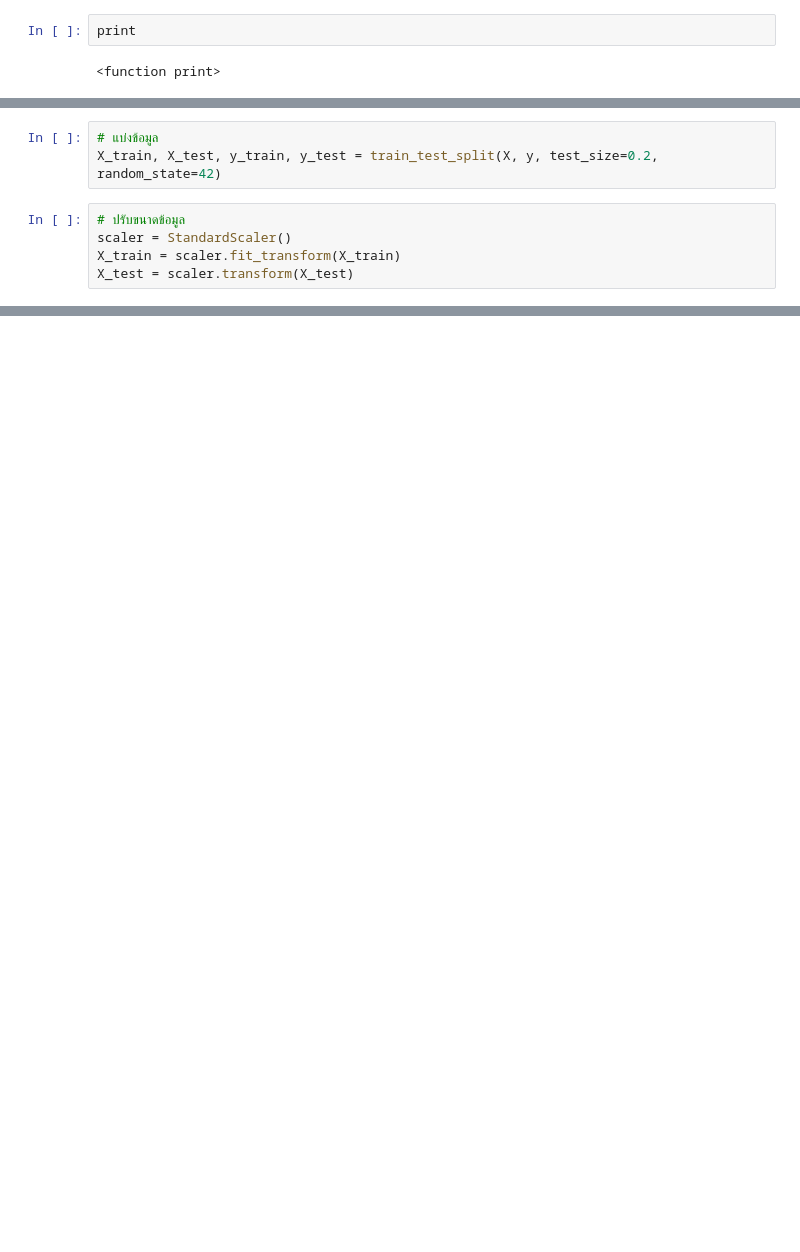
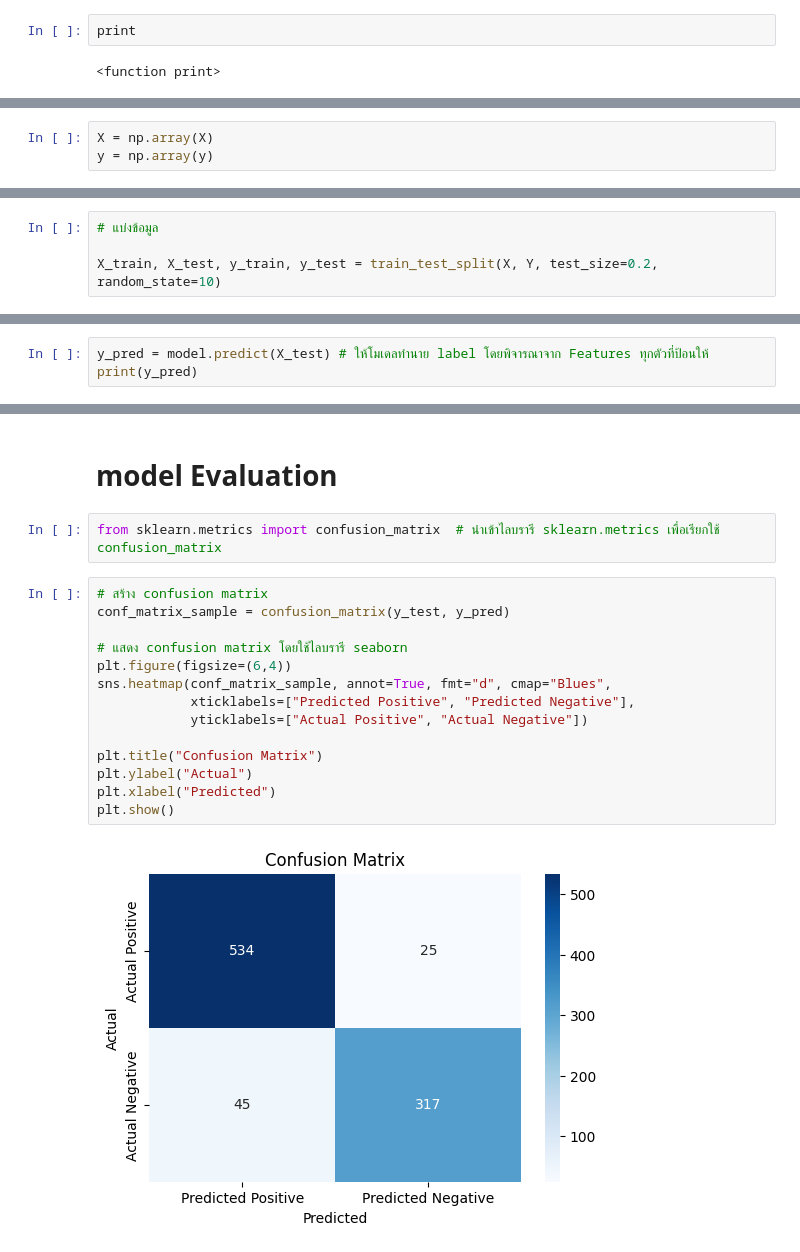
Before and after one commit to kittipongrks/Project_ML, a Jupyter notebook: spambase.ipynb, the cells around one changed output, grey strips where cells are left out. Saved outputs shown, nothing was run; the diff lists cells and outputs as text; blank space fills up the shorter version.

```diff
--- a/spambase.ipynb
+++ b/spambase.ipynb
@@ -75,0 +235,3 @@ data.describe()
+# %%
+X = np.array(X)
+y = np.array(y)
@@ -76,8 +245,4 @@ data.describe()
 # %%
 # แบ่งข้อมูล
-X_train, X_test, y_train, y_test = train_test_split(X, y, test_size=0.2, random_state=42)
+
+X_train, X_test, y_train, y_test = train_test_split(X, Y, test_size=0.2, random_state=10)
-# %%
-# ปรับขนาดข้อมูล
-scaler = StandardScaler()
-X_train = scaler.fit_transform(X_train)
-X_test = scaler.transform(X_test)
@@ -119,0 +324,3 @@ plt.show()
+# %%
+y_pred = model.predict(X_test) # ให้โมเดลทำนาย label โดยพิจารณาจาก Features ทุกตัวที่ป้อนให้
+print(y_pred)
@@ -119,0 +345,20 @@ plt.show()
+# %% [markdown]
+<h1 style="font-size: 50px; font-weight: bold; font-family: Helvetica">model Evaluation</h1>
+# %%
+from sklearn.metrics import confusion_matrix  # นำเข้าไลบรารี sklearn.metrics เพื่อเรียกใช้ confusion_matrix
+# %%
+# สร้าง confusion matrix
+conf_matrix_sample = confusion_matrix(y_test, y_pred)
+
+# แสดง confusion matrix โดยใช้ไลบรารี seaborn
+plt.figure(figsize=(6,4))
+sns.heatmap(conf_matrix_sample, annot=True, fmt="d", cmap="Blues",
+            xticklabels=["Predicted Positive", "Predicted Negative"],
+            yticklabels=["Actual Positive", "Actual Negative"])
+
+plt.title("Confusion Matrix")
+plt.ylabel("Actual")
+plt.xlabel("Predicted")
+plt.show()
+# %% [output]
+[figure, added]
```
Also changed, not shown: parts of 35 cells of this notebook.
